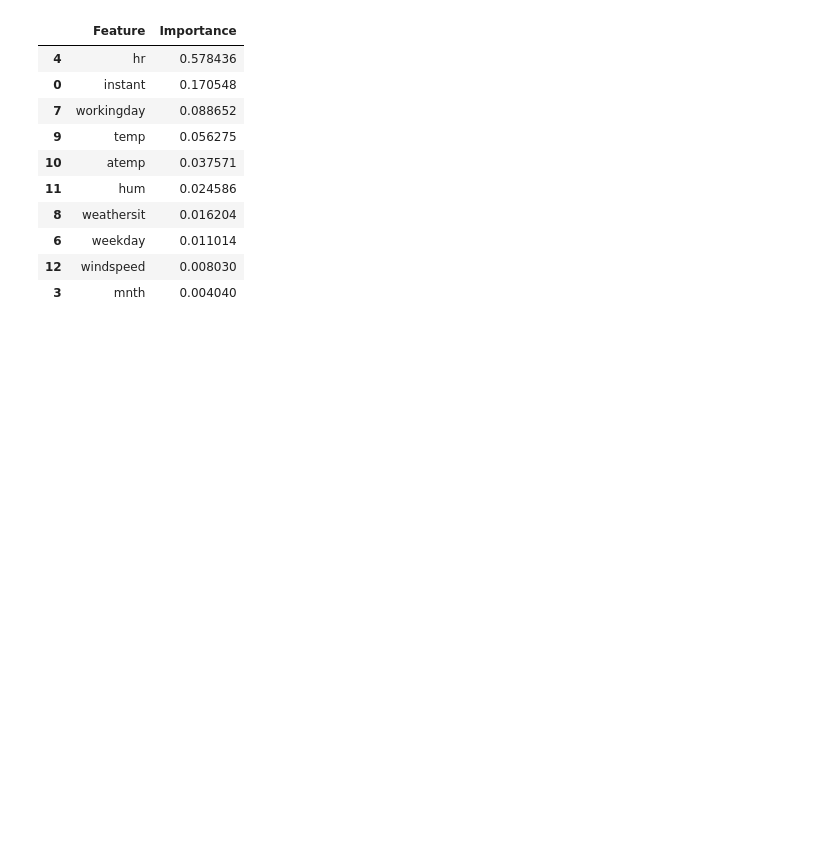
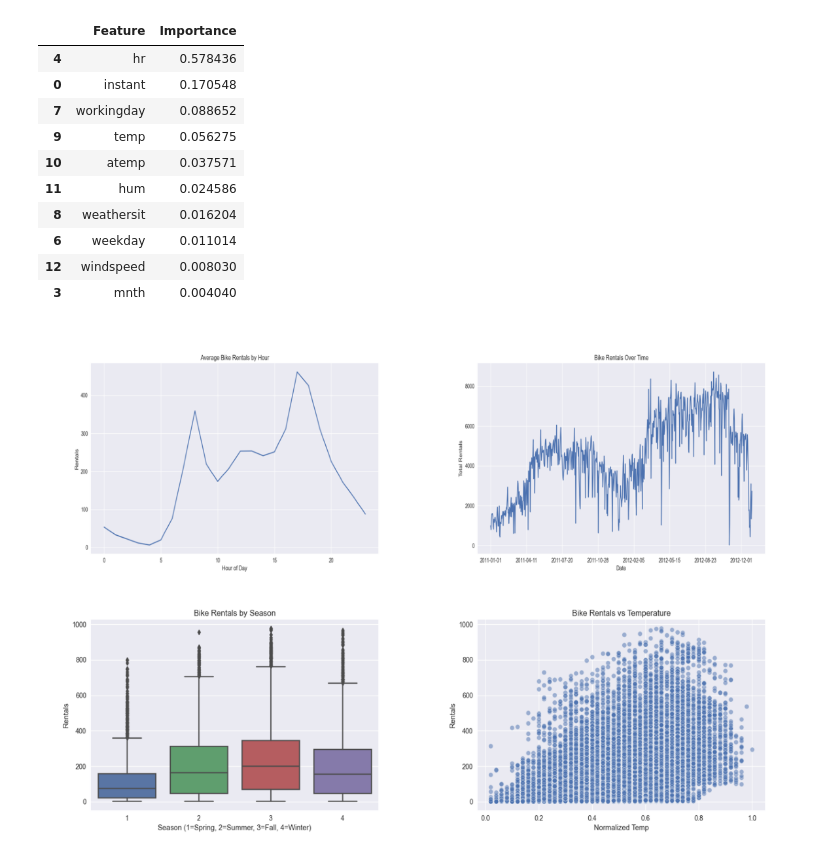
Before and after one commit to shaheerrajpoot/bike-sharing-prediction, a Jupyter notebook: Untitled.ipynb, the cells around one changed output. Drawn from its saved outputs; the diff is of its cells as text; code cells hidden in the pictures; blank space fills up the shorter version.

Commit message:
Code and Collage

```diff
--- a/Untitled.ipynb
+++ b/Untitled.ipynb
@@ -215,3 +215,36 @@ importance_df.head(10)
 | 6 | weekday | 0.011014 |
 | 12 | windspeed | 0.008030 |
 | 3 | mnth | 0.004040 |
+# %%
+from PIL import Image
+import matplotlib.pyplot as plt
+
+# Load your 4 images
+img1 = Image.open("plots/hourly_pattern.png")
+img2 = Image.open("plots/rentals_over_time.png")
+img3 = Image.open("plots/seasonal_pattern.png")
+img4 = Image.open("plots/weather_vs_temp.png")
+
+# Resize to the same size (optional)
+img1 = img1.resize((600, 400))
+img2 = img2.resize((600, 400))
+img3 = img3.resize((600, 400))
+img4 = img4.resize((600, 400))
+
+# Create a 2x2 collage
+fig, axs = plt.subplots(2, 2, figsize=(12, 8))
+
+axs[0, 0].imshow(img1)
+axs[0, 0].axis('off')
+axs[0, 1].imshow(img2)
+axs[0, 1].axis('off')
+axs[1, 0].imshow(img3)
+axs[1, 0].axis('off')
+axs[1, 1].imshow(img4)
+axs[1, 1].axis('off')
+
+plt.tight_layout()
+plt.savefig("bike_project_collage.png", dpi=300)
+plt.show()
+# %% [output]
+[figure, added]
```
Also changed, not shown: 1 other file.
